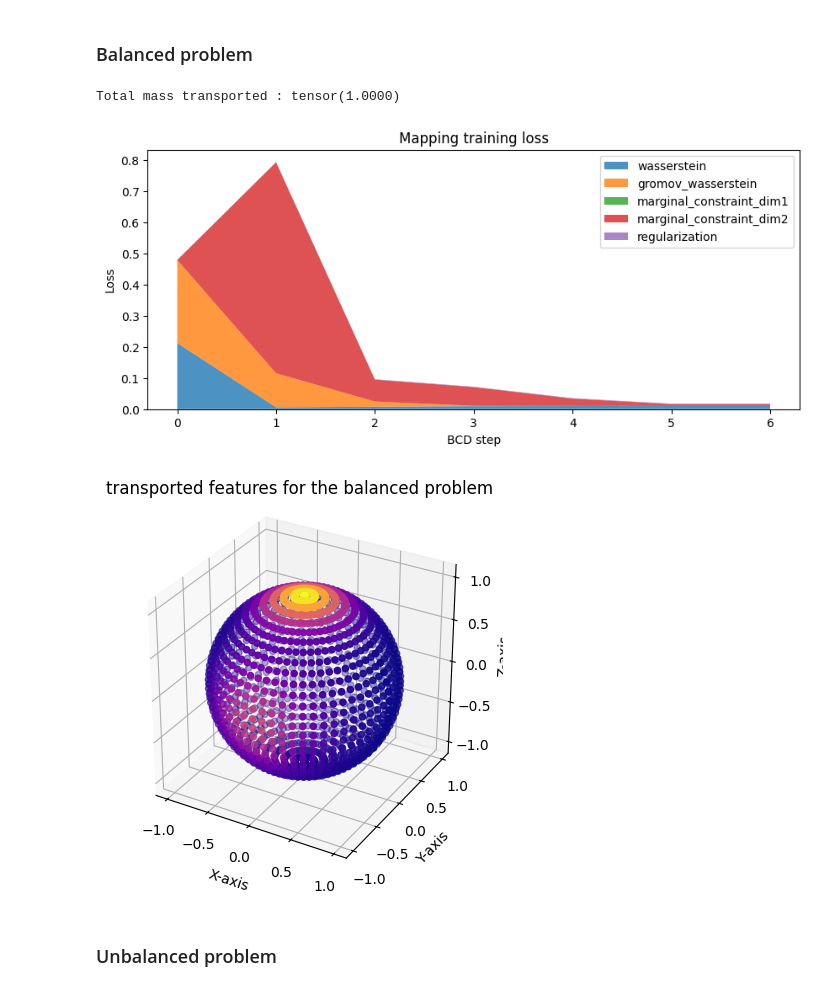
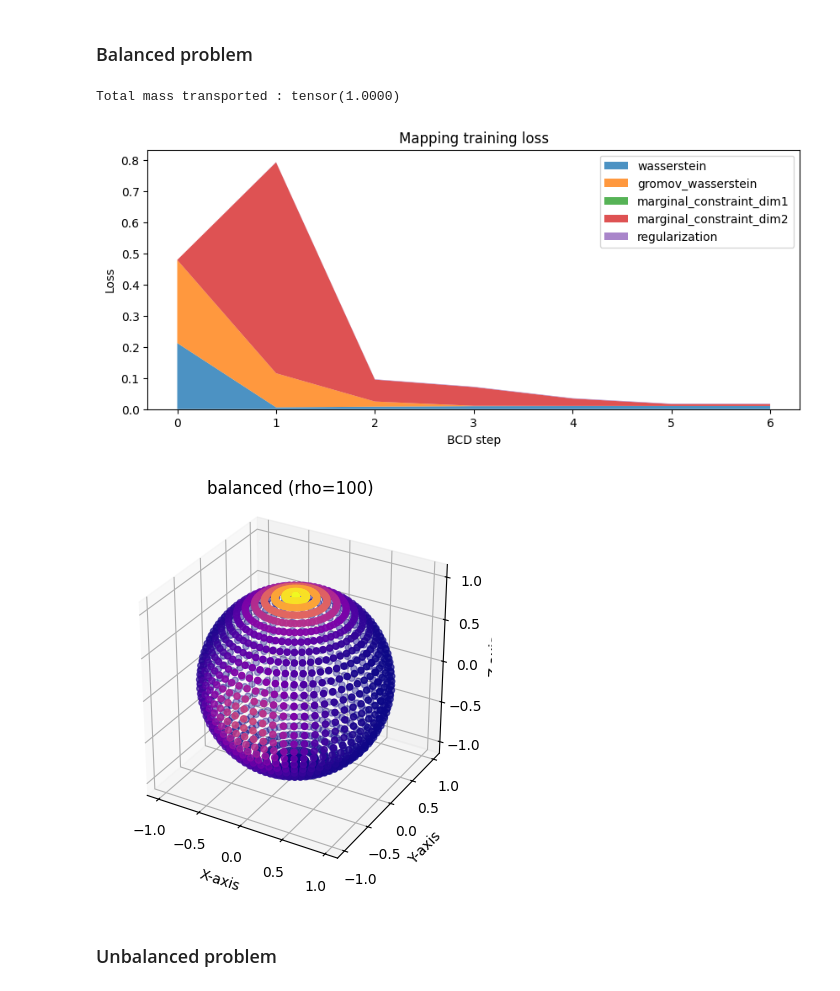
Before and after one commit to gauthavite/FUGW, a Jupyter notebook: von_mises.ipynb, the cells around one changed output. Drawn from its saved outputs; the diff is of its cells as text; code cells hidden in the pictures.

```diff
--- a/von_mises.ipynb
+++ b/von_mises.ipynb
@@ -130,7 +130,7 @@ def visualize(alpha, rho, eps, P, source_features, loss_ls, problem):
     ax.set_ylabel('Y-axis')
     ax.set_zlabel('Z-axis')
     ax.set_aspect('equal')
-    ax.set_title(f'transported features for the {problem} problem')
+    ax.set_title(problem)
 
     # cbar = plt.colorbar(scatter, ax=ax)
     # cbar.set_label('Density')
@@ -153,11 +153,11 @@ P_balanced, loss_ls_balanced = solver(alpha=alpha, rho=rho_balanced, eps=eps,
     nits_bcd=6
 )
 # %%
-visualize(alpha, rho_balanced, eps, P_balanced, source_features_normalized, loss_ls_balanced, "balanced")
+visualize(alpha, rho_balanced, eps, P_balanced, source_features_normalized, loss_ls_balanced, f"balanced (rho={rho_balanced})")
 # %% [output]
 Total mass transported : tensor(1.0000)
 [figure]
-[figure, old version]
+[figure, new version]
 # %% [markdown]
 ### Unbalanced problem
 # %%
```
Also changed, not shown: parts of 3 cells of this notebook, 7 other files.
